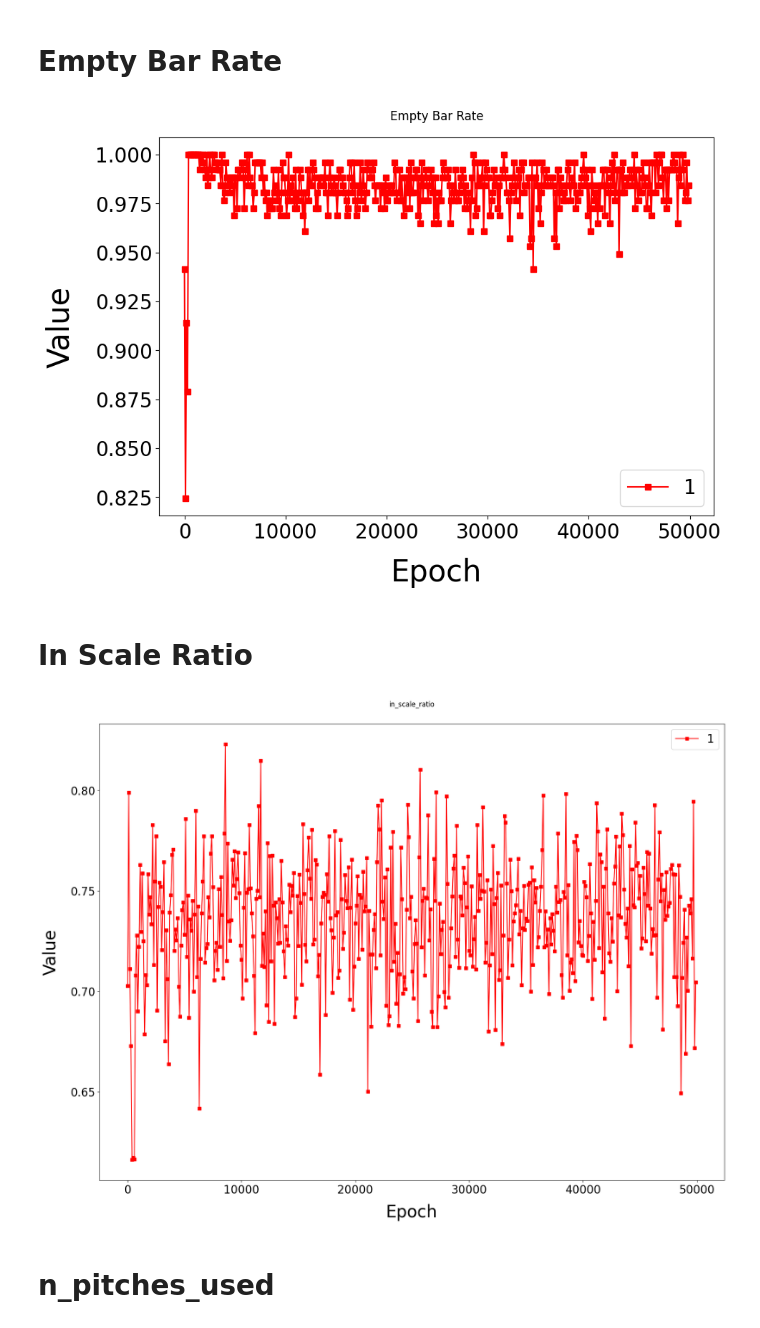
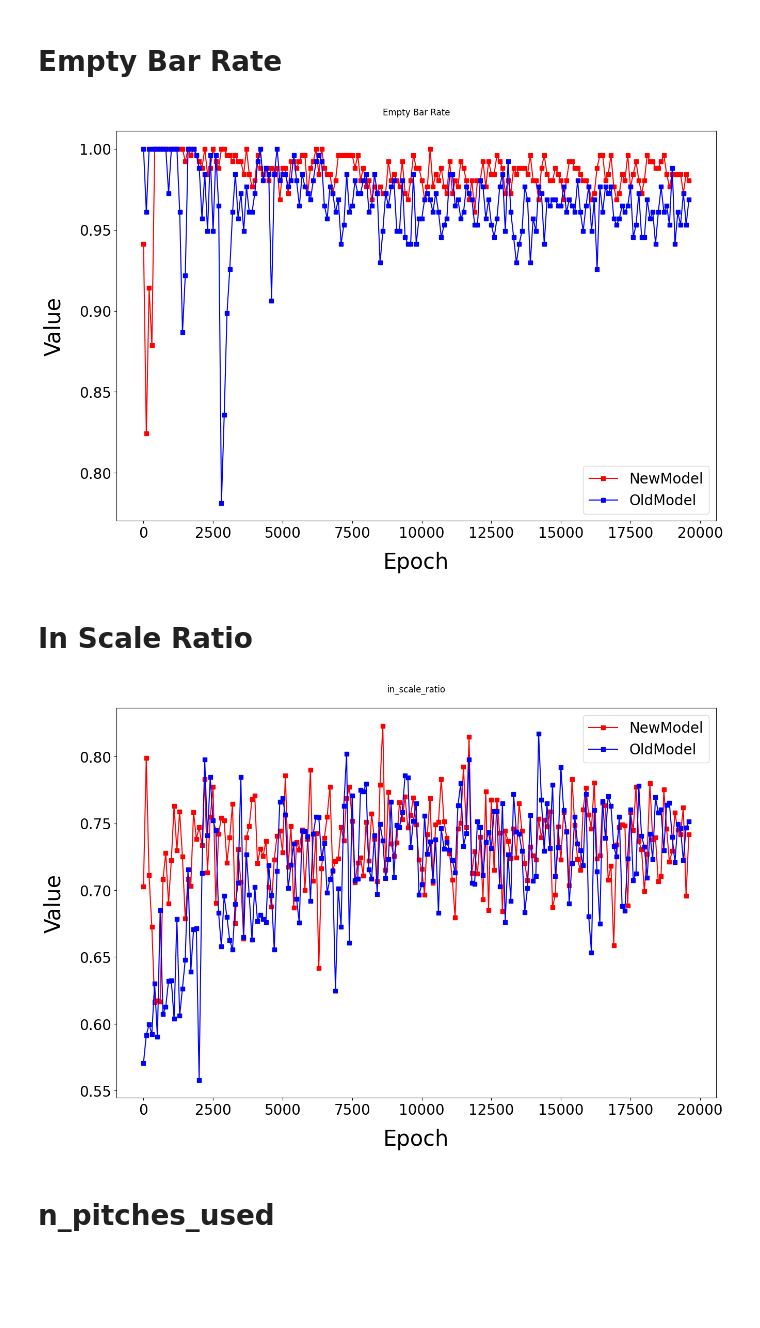
Before and after one commit to Han1018/BeatGAN, a Jupyter notebook: Results/CollectRef.ipynb, the cells around one changed output. Drawn from its saved outputs; the diff is of its cells as text; code cells hidden in the pictures; blank space fills up the shorter version.

```diff
--- a/Results/CollectRef.ipynb
+++ b/Results/CollectRef.ipynb
@@ -91,13 +131,14 @@ for file in newFiles :
 # %%
 import matplotlib.pyplot as plt
 
-epoch = [x*100 for x in range(len(allFiles))]
+epoch = [x*100 for x in range(times)]
 
 # 設定圖片大小為長20、寬15
-plt.figure(figsize=(10,7),dpi=100,linewidth = 2)
+plt.figure(figsize=(15,10),dpi=100,linewidth = 2)
 
 # 把資料放進來並指定對應的X軸、Y軸的資料，用方形做標記(s-)，並指定線條顏色為紅色，使用label標記線條含意
-plt.plot(epoch,epochValue_1,'s-',color = 'r', label="1")
+plt.plot(epoch,epochValue_1,'s-',color = 'r', label="NewModel")
+plt.plot(epoch,old_epochValue_1,'s-',color = 'b', label="OldModel")
 
 # 設定圖片標題，以及指定字型設定，x代表與圖案最左側的距離，y代表與圖片的距離
 plt.title("Empty Bar Rate", x=0.5, y=1.03)
@@ -112,61 +153,87 @@ plt.ylabel("Value", fontsize=30, labelpad = 20)
 plt.legend(loc = "best", fontsize=20)
 plt.show()
 # %% [output]
-[figure, old version]
+[figure, new version]
 # %% [markdown]
 # In Scale Ratio
 # %%
 folderPath = './eval_popRock/in_scale_ratio/'
+old_FolderPath = './eval_popRock_old/in_scale_ratio/'
+
 allFiles = gb.glob(folderPath+'*.npy')
+old_allFiles = gb.glob(old_FolderPath+'*.npy')
 baseName = folderPath+'in_scale_ratio_'
+old_baseName = old_FolderPath+'in_scale_ratio_'
 endName = '.npy'
 
+times = len(old_allFiles) if len(allFiles)>len(old_allFiles) else len(allFiles)
 newFiles = []
+old_newFiles= []
 
-# 整理array
-for i in range (len(allFiles)):
+# 整理排序array
+for i in range (times):
+
+  # 找出目標檔案位置
   index = allFiles.index(baseName + str(100*(i+1)) + endName)
+  index_old = old_allFiles.index(old_baseName + str(100*(i+1)) + endName)
+
   newFiles.append(allFiles[index])
+  old_newFiles.append(old_allFiles[index_old])
 
 epochValue_1 = []
 epochValue_2 = []
 epochValue_3 = []
 epochValue_4 = []
 epochValue_5 = []
+
+old_epochValue_1 = []
+old_epochValue_2 = []
+old_epochValue_3 = []
+old_epochValue_4 = []
+old_epochValue_5 = []
+
 # 讀取每個epoch的值
-for file in newFiles :
-  value = np.load(file)
+for i in range(times) :
+  value = np.load(newFiles[i])
+  old_value = np.load(old_newFiles[i])
   epochValue_1.append(value[0])
   epochValue_2.append(value[1])
   epochValue_3.append(value[2])
   epochValue_4.append(value[3])
   epochValue_5.append(value[4])
+
+  old_epochValue_1.append(old_value[0])
+  old_epochValue_2.append(old_value[1])
+  old_epochValue_3.append(old_value[2])
+  old_epochValue_4.append(old_value[3])
+  old_epochValue_5.append(old_value[4])
 # %%
 import matplotlib.pyplot as plt
 
-epoch = [x*100 for x in range(len(allFiles))]
+epoch = [x*100 for x in range(times)]
 
 # 設定圖片大小為長20、寬15
-plt.figure(figsize=(20,15),dpi=100,linewidth = 2)
+plt.figure(figsize=(15,10),dpi=100,linewidth = 2)
 
 # 把資料放進來並指定對應的X軸、Y軸的資料，用方形做標記(s-)，並指定線條顏色為紅色，使用label標記線條含意
-plt.plot(epoch,epochValue_5,'s-',color = 'r', label="1")
+plt.plot(epoch,epochValue_5,'s-',color = 'r', label="NewModel")
+plt.plot(epoch,old_epochValue_5,'s-',color = 'b', label="OldModel")
 
 # 設定圖片標題，以及指定字型設定，x代表與圖案最左側的距離，y代表與圖片的距離
 plt.title("in_scale_ratio", x=0.5, y=1.03)
 
 plt.xticks(fontsize=20)
 plt.yticks(fontsize=20)
 # 標示x軸(labelpad代表與圖片的距離)
 plt.xlabel("Epoch", fontsize=30, labelpad = 15)
 # 標示y軸(labelpad代表與圖片的距離)
 plt.ylabel("Value", fontsize=30, labelpad = 20)
 
 # 顯示出線條標記位置
 plt.legend(loc = "best", fontsize=20)
 plt.show()
 # %% [output]
-[figure, old version]
+[figure, new version]
 # %% [markdown]
 # n_pitches_used
 # %%
```
Also changed, not shown: parts of 8 cells of this notebook.
